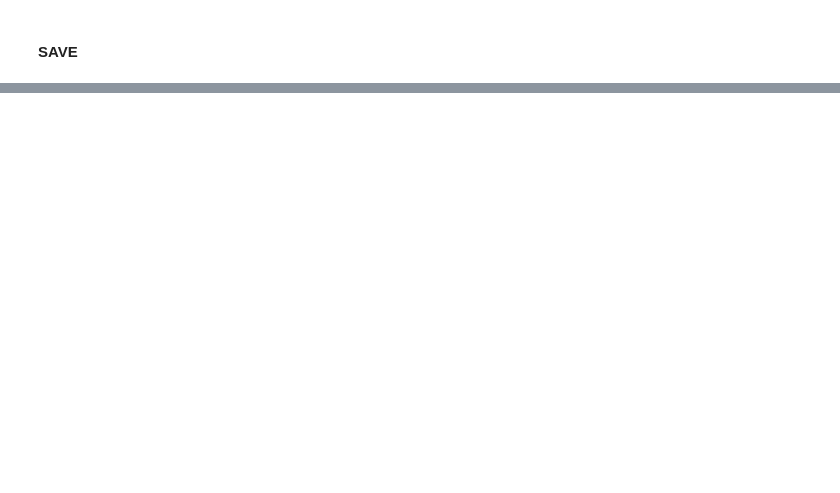
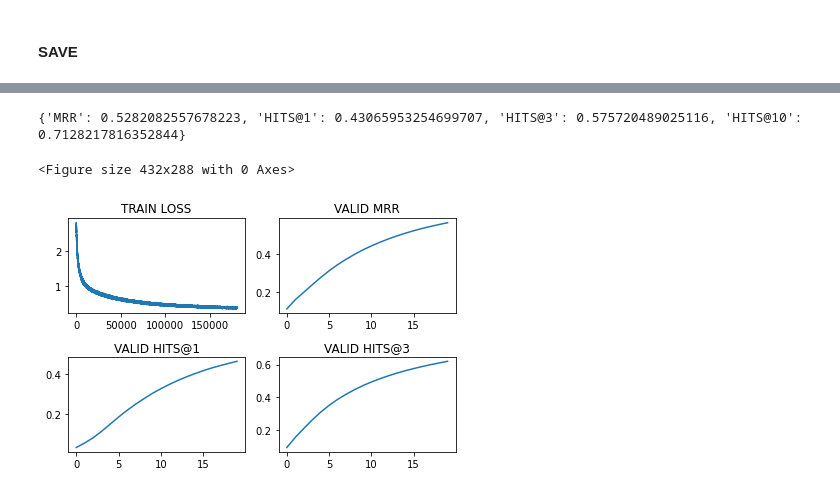
Before and after one commit to eegoro/KGE_link_prediction, a Jupyter notebook: model.ipynb, the cells around one changed output, grey strips where cells are left out. Saved outputs shown, nothing was run; the diff lists cells and outputs as text; code cells hidden in the pictures; blank space fills up the shorter version.

```diff
--- a/model.ipynb
+++ b/model.ipynb
@@ -364,3 +492,14 @@ plt.savefig(NAME_PATH+'//result.png', dpi=300, facecolor='w', edgecolor='w')
+# %%
+MODEL_NAME = 'RotatE' # 'TransE', 'DistMult', 'ComplEx', 'RotatE'
+kge_model_RotatE = KGEModel(model_name = MODEL_NAME, nentity=nentity, nrelation=nrelation,
+            embedding_size=EMBEDDING_SIZE, gamma=GAMMA, evaluator=evaluator)
+kge_model_RotatE, log_RotatE, mrr_RotatE, hits1_RotatE, hits3_RotatE, hits10_RotatE = train_model(kge_model_RotatE, REGULARIZATION)
+test_model(kge_model_RotatE)
+save_model(kge_model_RotatE, log_RotatE, mrr_RotatE, hits1_RotatE, hits3_RotatE, hits10_RotatE)
+# %% [output]
+{'MRR': 0.5282082557678223, 'HITS@1': 0.43065953254699707, 'HITS@3': 0.575720489025116, 'HITS@10': 0.7128217816352844}
+<Figure size 432x288 with 0 Axes>
+[figure, added]
 # %%
 # # Чтение
 # with open('file.txt', 'r') as file:
```
Also changed, not shown: parts of 13 cells of this notebook.
